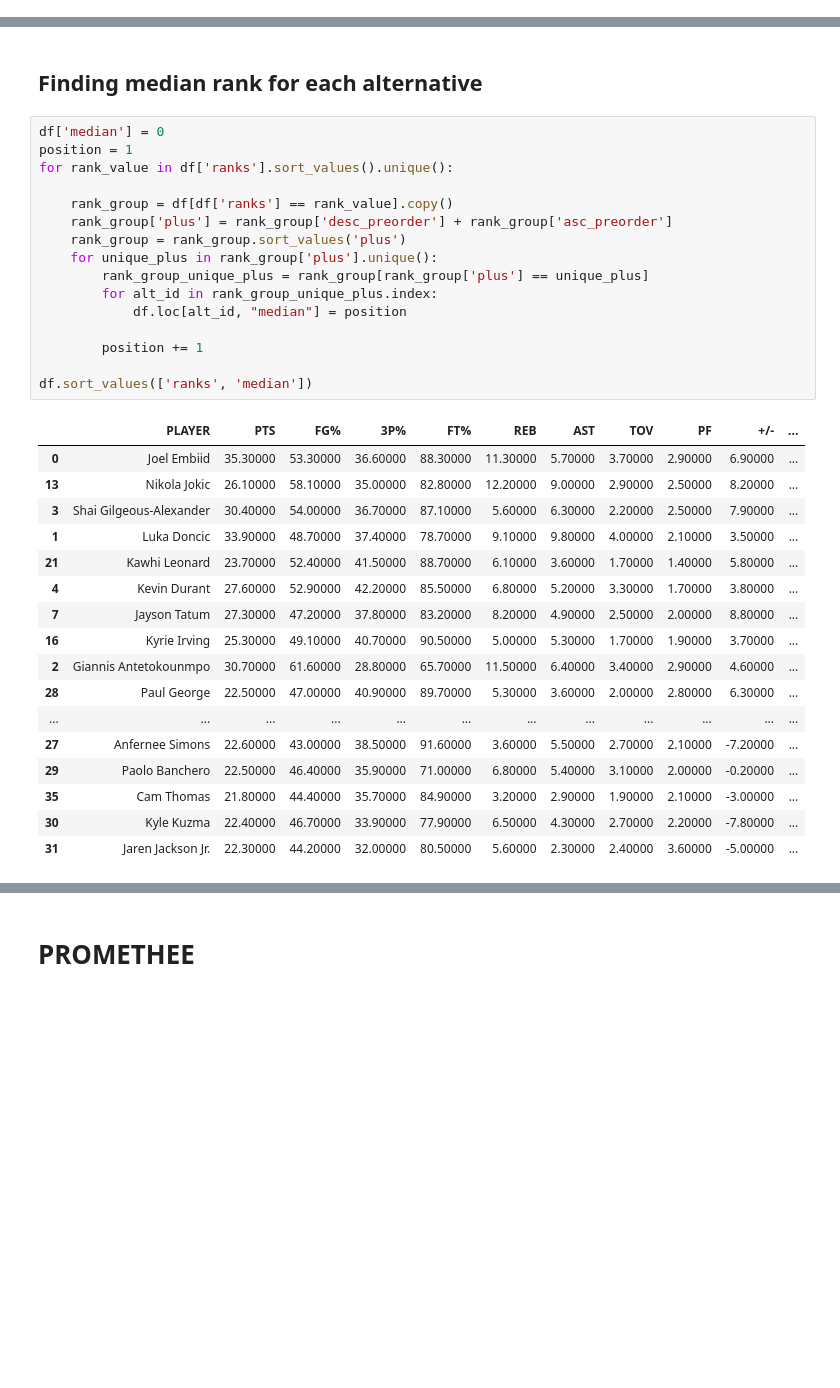
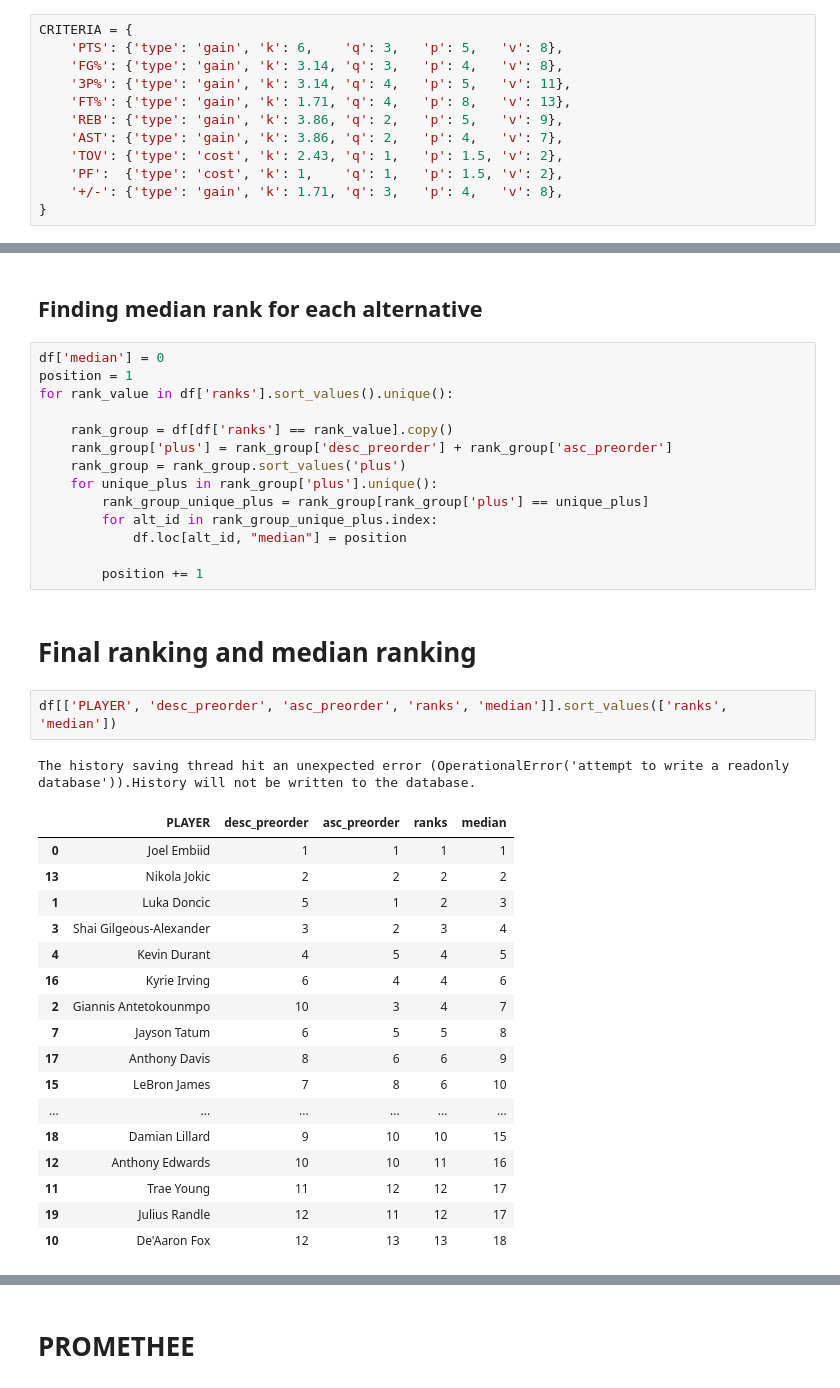
Before and after one commit to anras5/iswd, a Jupyter notebook: src/ELECTRE-PROMETHEE/electre-promethee.ipynb, the cells around one changed output, grey strips where cells are left out. Cells and saved outputs as stored; diff of their text form; blank space fills up the shorter version.

```diff
--- a/src/ELECTRE-PROMETHEE/electre-promethee.ipynb
+++ b/src/ELECTRE-PROMETHEE/electre-promethee.ipynb
@@ -158,0 +180,12 @@ Najgorsi będą koszykarze, którzy mają najmniej zdobytych punktów na mecz, p
+# %%
+CRITERIA = {
+    'PTS': {'type': 'gain', 'k': 6,    'q': 3,   'p': 5,   'v': 8},
+    'FG%': {'type': 'gain', 'k': 3.14, 'q': 3,   'p': 4,   'v': 8},
+    '3P%': {'type': 'gain', 'k': 3.14, 'q': 4,   'p': 5,   'v': 11},
+    'FT%': {'type': 'gain', 'k': 1.71, 'q': 4,   'p': 8,   'v': 13},
+    'REB': {'type': 'gain', 'k': 3.86, 'q': 2,   'p': 5,   'v': 9},
+    'AST': {'type': 'gain', 'k': 3.86, 'q': 2,   'p': 4,   'v': 7},
+    'TOV': {'type': 'cost', 'k': 2.43, 'q': 1,   'p': 1.5, 'v': 2},
+    'PF':  {'type': 'cost', 'k': 1,    'q': 1,   'p': 1.5, 'v': 2},
+    '+/-': {'type': 'gain', 'k': 1.71, 'q': 3,   'p': 4,   'v': 8},
+}
@@ -416,23 +451,26 @@ for rank_value in df['ranks'].sort_values().unique():
             df.loc[alt_id, "median"] = position
 
         position += 1
-
-df.sort_values(['ranks', 'median'])
-# %% [output]
-|  | PLAYER | PTS | FG% | 3P% | FT% | REB | AST | TOV | PF | +/- | ... |
-| 0 | Joel Embiid | 35.30000 | 53.30000 | 36.60000 | 88.30000 | 11.30000 | 5.70000 | 3.70000 | 2.90000 | 6.90000 | ... |
-| 13 | Nikola Jokic | 26.10000 | 58.10000 | 35.00000 | 82.80000 | 12.20000 | 9.00000 | 2.90000 | 2.50000 | 8.20000 | ... |
-| 3 | Shai Gilgeous-Alexander | 30.40000 | 54.00000 | 36.70000 | 87.10000 | 5.60000 | 6.30000 | 2.20000 | 2.50000 | 7.90000 | ... |
-| 1 | Luka Doncic | 33.90000 | 48.70000 | 37.40000 | 78.70000 | 9.10000 | 9.80000 | 4.00000 | 2.10000 | 3.50000 | ... |
-| 21 | Kawhi Leonard | 23.70000 | 52.40000 | 41.50000 | 88.70000 | 6.10000 | 3.60000 | 1.70000 | 1.40000 | 5.80000 | ... |
-| 4 | Kevin Durant | 27.60000 | 52.90000 | 42.20000 | 85.50000 | 6.80000 | 5.20000 | 3.30000 | 1.70000 | 3.80000 | ... |
-| 7 | Jayson Tatum | 27.30000 | 47.20000 | 37.80000 | 83.20000 | 8.20000 | 4.90000 | 2.50000 | 2.00000 | 8.80000 | ... |
-| 16 | Kyrie Irving | 25.30000 | 49.10000 | 40.70000 | 90.50000 | 5.00000 | 5.30000 | 1.70000 | 1.90000 | 3.70000 | ... |
-| 2 | Giannis Antetokounmpo | 30.70000 | 61.60000 | 28.80000 | 65.70000 | 11.50000 | 6.40000 | 3.40000 | 2.90000 | 4.60000 | ... |
-| 28 | Paul George | 22.50000 | 47.00000 | 40.90000 | 89.70000 | 5.30000 | 3.60000 | 2.00000 | 2.80000 | 6.30000 | ... |
-| ... | ... | ... | ... | ... | ... | ... | ... | ... | ... | ... | ... |
-| 27 | Anfernee Simons | 22.60000 | 43.00000 | 38.50000 | 91.60000 | 3.60000 | 5.50000 | 2.70000 | 2.10000 | -7.20000 | ... |
-| 29 | Paolo Banchero | 22.50000 | 46.40000 | 35.90000 | 71.00000 | 6.80000 | 5.40000 | 3.10000 | 2.00000 | -0.20000 | ... |
-| 35 | Cam Thomas | 21.80000 | 44.40000 | 35.70000 | 84.90000 | 3.20000 | 2.90000 | 1.90000 | 2.10000 | -3.00000 | ... |
-| 30 | Kyle Kuzma | 22.40000 | 46.70000 | 33.90000 | 77.90000 | 6.50000 | 4.30000 | 2.70000 | 2.20000 | -7.80000 | ... |
-| 31 | Jaren Jackson Jr. | 22.30000 | 44.20000 | 32.00000 | 80.50000 | 5.60000 | 2.30000 | 2.40000 | 3.60000 | -5.00000 | ... |
+# %% [markdown]
+# Final ranking and median ranking
+# %%
+df[['PLAYER', 'desc_preorder', 'asc_preorder', 'ranks', 'median']].sort_values(['ranks', 'median'])
+# %% [output]
+The history saving thread hit an unexpected error (OperationalError('attempt to write a readonly database')).History will not be written to the database.
+|  | PLAYER | desc_preorder | asc_preorder | ranks | median |
+| 0 | Joel Embiid | 1 | 1 | 1 | 1 |
+| 13 | Nikola Jokic | 2 | 2 | 2 | 2 |
+| 1 | Luka Doncic | 5 | 1 | 2 | 3 |
+| 3 | Shai Gilgeous-Alexander | 3 | 2 | 3 | 4 |
+| 4 | Kevin Durant | 4 | 5 | 4 | 5 |
+| 16 | Kyrie Irving | 6 | 4 | 4 | 6 |
+| 2 | Giannis Antetokounmpo | 10 | 3 | 4 | 7 |
+| 7 | Jayson Tatum | 6 | 5 | 5 | 8 |
+| 17 | Anthony Davis | 8 | 6 | 6 | 9 |
+| 15 | LeBron James | 7 | 8 | 6 | 10 |
+| ... | ... | ... | ... | ... | ... |
+| 18 | Damian Lillard | 9 | 10 | 10 | 15 |
+| 12 | Anthony Edwards | 10 | 10 | 11 | 16 |
+| 11 | Trae Young | 11 | 12 | 12 | 17 |
+| 19 | Julius Randle | 12 | 11 | 12 | 17 |
+| 10 | De'Aaron Fox | 12 | 13 | 13 | 18 |
```
Also changed, not shown: parts of 7 cells of this notebook.
